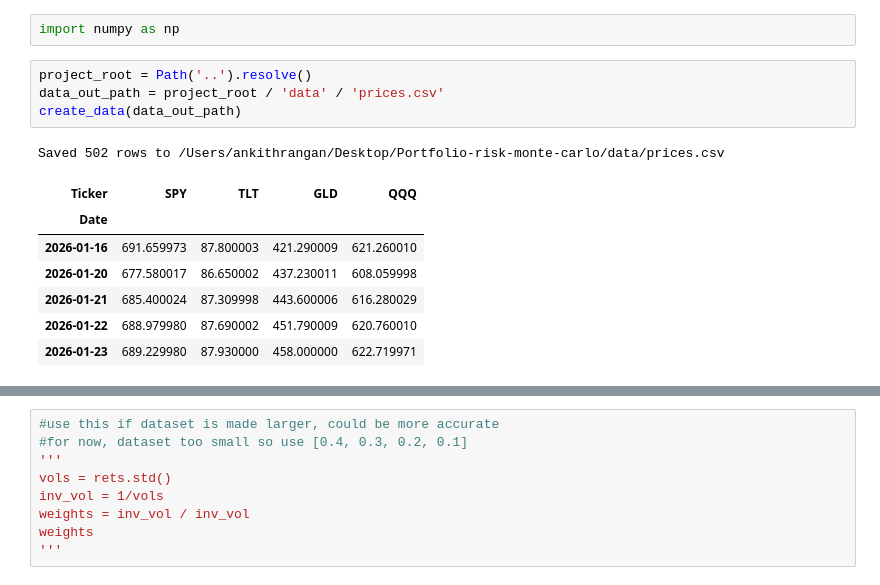
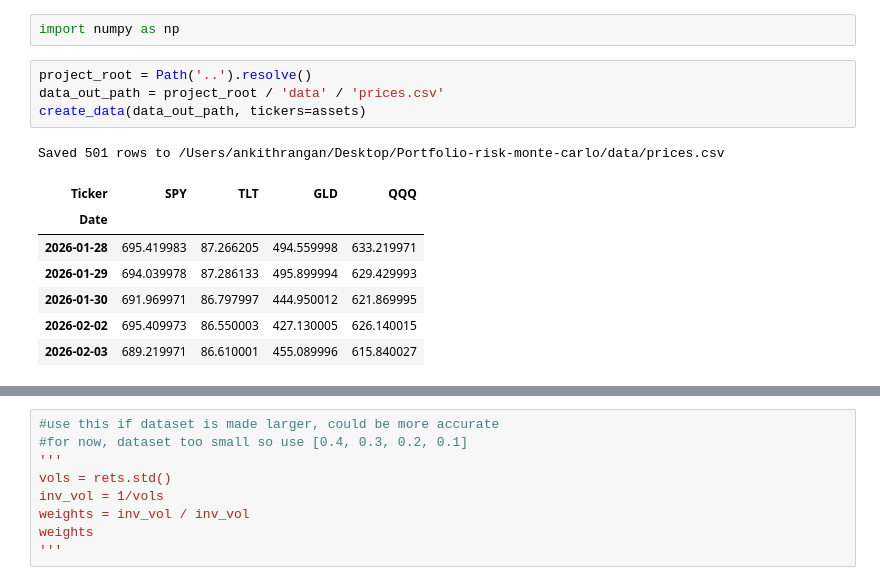
Before and after one commit to ankithr47/Portfolio-risk-monte-carlo, a Jupyter notebook: notebooks/risk_forescast.ipynb, the cells around one changed output, grey strips where cells are left out. Saved outputs shown, nothing was run; the diff lists cells and outputs as text.

```diff
--- a/notebooks/risk_forescast.ipynb
+++ b/notebooks/risk_forescast.ipynb
@@ -29,16 +29,16 @@ import numpy as np
 # %%
 project_root = Path('..').resolve()
 data_out_path = project_root / 'data' / 'prices.csv'
-create_data(data_out_path)
+create_data(data_out_path, tickers=assets)
 # %% [output]
-Saved 502 rows to /Users/ankithrangan/Desktop/Portfolio-risk-monte-carlo/data/prices.csv
+Saved 501 rows to /Users/ankithrangan/Desktop/Portfolio-risk-monte-carlo/data/prices.csv
 | Ticker | SPY | TLT | GLD | QQQ |
 | Date |  |  |  |  |
-| 2026-01-16 | 691.659973 | 87.800003 | 421.290009 | 621.260010 |
-| 2026-01-20 | 677.580017 | 86.650002 | 437.230011 | 608.059998 |
-| 2026-01-21 | 685.400024 | 87.309998 | 443.600006 | 616.280029 |
-| 2026-01-22 | 688.979980 | 87.690002 | 451.790009 | 620.760010 |
-| 2026-01-23 | 689.229980 | 87.930000 | 458.000000 | 622.719971 |
+| 2026-01-28 | 695.419983 | 87.266205 | 494.559998 | 633.219971 |
+| 2026-01-29 | 694.039978 | 87.286133 | 495.899994 | 629.429993 |
+| 2026-01-30 | 691.969971 | 86.797997 | 444.950012 | 621.869995 |
+| 2026-02-02 | 695.409973 | 86.550003 | 427.130005 | 626.140015 |
+| 2026-02-03 | 689.219971 | 86.610001 | 455.089996 | 615.840027 |
 # %%
 prices = load_prices(data_out_path)
 rets = log_returns(prices)
```
Also changed, not shown: parts of 13 cells of this notebook, 1 other file.
